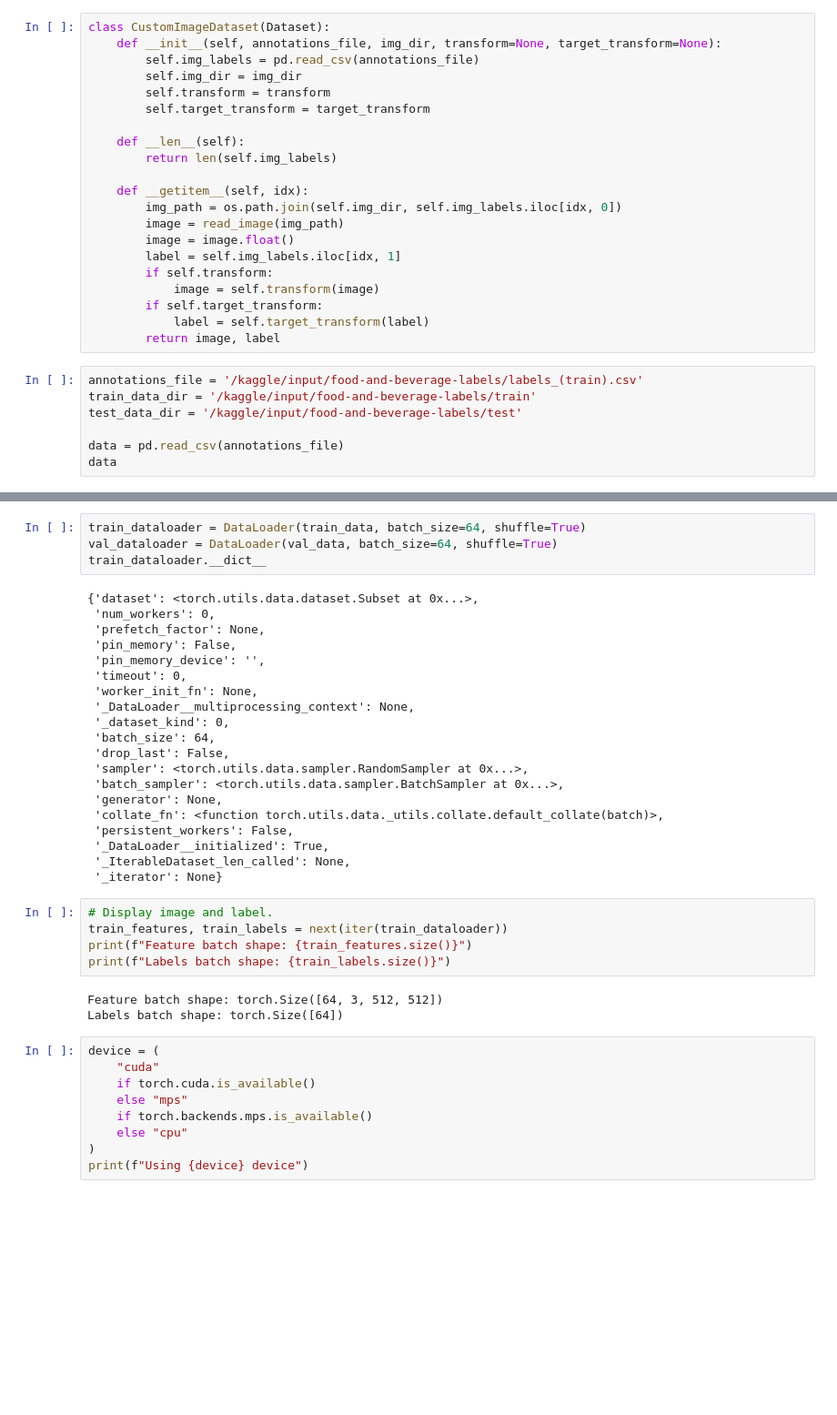
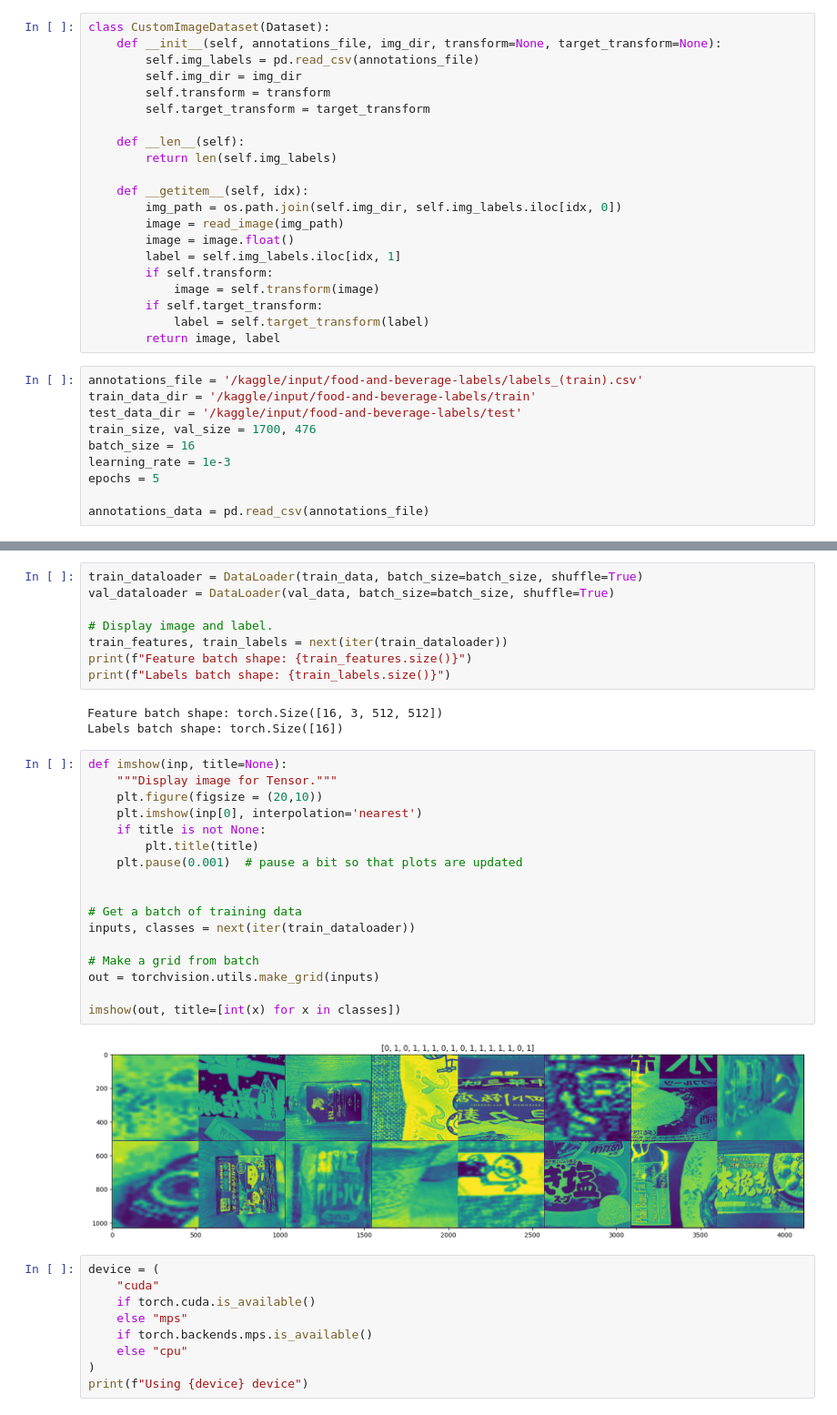
Before and after one commit to taxicabno1729/deeplearning, a Jupyter notebook: food-vs-beverage-classification.ipynb, the cells around one changed output, grey strips where cells are left out. Shown at 91% size. Drawn from its saved outputs; the diff is of its cells as text; blank space fills up the shorter version.

Commit message:
visualize training loss, view images in batch using grid and add dropout
- Improve accuracy
- Better Visualisation
- Change batch size
- Visualise training loss
- Add dropout

```diff
--- a/food-vs-beverage-classification.ipynb
+++ b/food-vs-beverage-classification.ipynb
@@ -50,6 +50,9 @@ class CustomImageDataset(Dataset):
 annotations_file = '/kaggle/input/food-and-beverage-labels/labels_(train).csv'
 train_data_dir = '/kaggle/input/food-and-beverage-labels/train'
 test_data_dir = '/kaggle/input/food-and-beverage-labels/test'
+train_size, val_size = 1700, 476
+batch_size = 16
+learning_rate = 1e-3
+epochs = 5
 
-data = pd.read_csv(annotations_file)
-data
+annotations_data = pd.read_csv(annotations_file)
@@ -119,35 +62,33 @@ Label: 0
 # %%
-train_dataloader = DataLoader(train_data, batch_size=64, shuffle=True)
-val_dataloader = DataLoader(val_data, batch_size=64, shuffle=True)
-train_dataloader.__dict__
+train_dataloader = DataLoader(train_data, batch_size=batch_size, shuffle=True)
+val_dataloader = DataLoader(val_data, batch_size=batch_size, shuffle=True)
+
+# Display image and label.
+train_features, train_labels = next(iter(train_dataloader))
+print(f"Feature batch shape: {train_features.size()}")
+print(f"Labels batch shape: {train_labels.size()}")
 # %% [output]
-{'dataset': <torch.utils.data.dataset.Subset at 0x...>,
- 'num_workers': 0,
- 'prefetch_factor': None,
- 'pin_memory': False,
- 'pin_memory_device': '',
- 'timeout': 0,
- 'worker_init_fn': None,
- '_DataLoader__multiprocessing_context': None,
- '_dataset_kind': 0,
- 'batch_size': 64,
- 'drop_last': False,
- 'sampler': <torch.utils.data.sampler.RandomSampler at 0x...>,
- 'batch_sampler': <torch.utils.data.sampler.BatchSampler at 0x...>,
- 'generator': None,
- 'collate_fn': <function torch.utils.data._utils.collate.default_collate(batch)>,
- 'persistent_workers': False,
- '_DataLoader__initialized': True,
- '_IterableDataset_len_called': None,
- '_iterator': None}
+Feature batch shape: torch.Size([16, 3, 512, 512])
+Labels batch shape: torch.Size([16])
-# %%
-# Display image and label.
-train_features, train_labels = next(iter(train_dataloader))
-print(f"Feature batch shape: {train_features.size()}")
-print(f"Labels batch shape: {train_labels.size()}")
-# %% [output]
-Feature batch shape: torch.Size([64, 3, 512, 512])
-Labels batch shape: torch.Size([64])
+# %%
+def imshow(inp, title=None):
+    """Display image for Tensor."""
+    plt.figure(figsize = (20,10))
+    plt.imshow(inp[0], interpolation='nearest')
+    if title is not None:
+        plt.title(title)
+    plt.pause(0.001)  # pause a bit so that plots are updated
+
+
+# Get a batch of training data
+inputs, classes = next(iter(train_dataloader))
+
+# Make a grid from batch
+out = torchvision.utils.make_grid(inputs)
+
+imshow(out, title=[int(x) for x in classes])
+# %% [output]
+[figure, added]
 # %%
 device = (
     "cuda"
```
Also changed, not shown: parts of 11 cells of this notebook.
